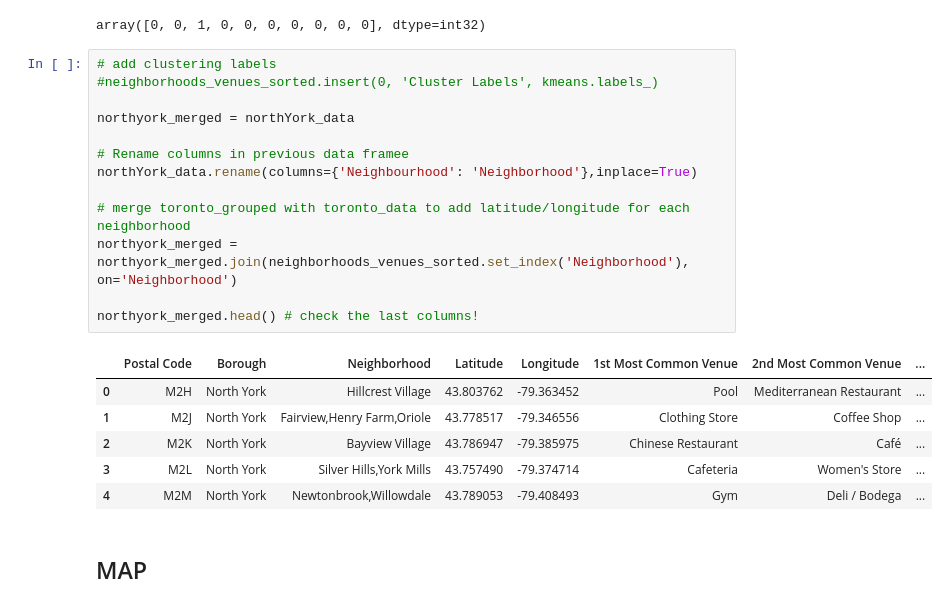
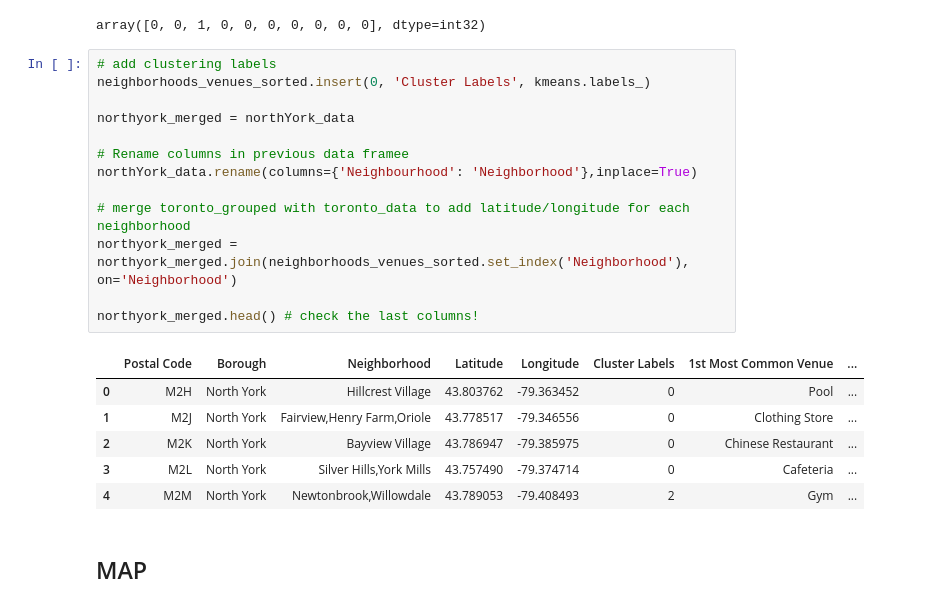
Before and after one commit to bavila142/Coursera_Capstone, a Jupyter notebook: Week3- Toronto neighborhoods.ipynb, the cells around one changed output. Saved outputs shown, nothing was run; the diff lists cells and outputs as text.

```diff
--- a/Week3- Toronto neighborhoods.ipynb
+++ b/Week3- Toronto neighborhoods.ipynb
@@ -542,24 +542,24 @@ kmeans.labels_[0:10]
 array([0, 0, 1, 0, 0, 0, 0, 0, 0, 0], dtype=int32)
 # %%
 # add clustering labels
-#neighborhoods_venues_sorted.insert(0, 'Cluster Labels', kmeans.labels_)
+neighborhoods_venues_sorted.insert(0, 'Cluster Labels', kmeans.labels_)
 
 northyork_merged = northYork_data
 
 # Rename columns in previous data framee
 northYork_data.rename(columns={'Neighbourhood': 'Neighborhood'},inplace=True)
 
 # merge toronto_grouped with toronto_data to add latitude/longitude for each neighborhood
 northyork_merged = northyork_merged.join(neighborhoods_venues_sorted.set_index('Neighborhood'), on='Neighborhood')
 
 northyork_merged.head() # check the last columns!
 # %% [output]
-|  | Postal Code | Borough | Neighborhood | Latitude | Longitude | 1st Most Common Venue | 2nd Most Common Venue | ... |
-| 0 | M2H | North York | Hillcrest Village | 43.803762 | -79.363452 | Pool | Mediterranean Restaurant | ... |
-| 1 | M2J | North York | Fairview,Henry Farm,Oriole | 43.778517 | -79.346556 | Clothing Store | Coffee Shop | ... |
-| 2 | M2K | North York | Bayview Village | 43.786947 | -79.385975 | Chinese Restaurant | Café | ... |
-| 3 | M2L | North York | Silver Hills,York Mills | 43.757490 | -79.374714 | Cafeteria | Women's Store | ... |
-| 4 | M2M | North York | Newtonbrook,Willowdale | 43.789053 | -79.408493 | Gym | Deli / Bodega | ... |
+|  | Postal Code | Borough | Neighborhood | Latitude | Longitude | Cluster Labels | 1st Most Common Venue | ... |
+| 0 | M2H | North York | Hillcrest Village | 43.803762 | -79.363452 | 0 | Pool | ... |
+| 1 | M2J | North York | Fairview,Henry Farm,Oriole | 43.778517 | -79.346556 | 0 | Clothing Store | ... |
+| 2 | M2K | North York | Bayview Village | 43.786947 | -79.385975 | 0 | Chinese Restaurant | ... |
+| 3 | M2L | North York | Silver Hills,York Mills | 43.757490 | -79.374714 | 0 | Cafeteria | ... |
+| 4 | M2M | North York | Newtonbrook,Willowdale | 43.789053 | -79.408493 | 2 | Gym | ... |
 # %% [markdown]
 ## MAP
 # %%
```
Also changed, not shown: parts of 1 cell of this notebook.
